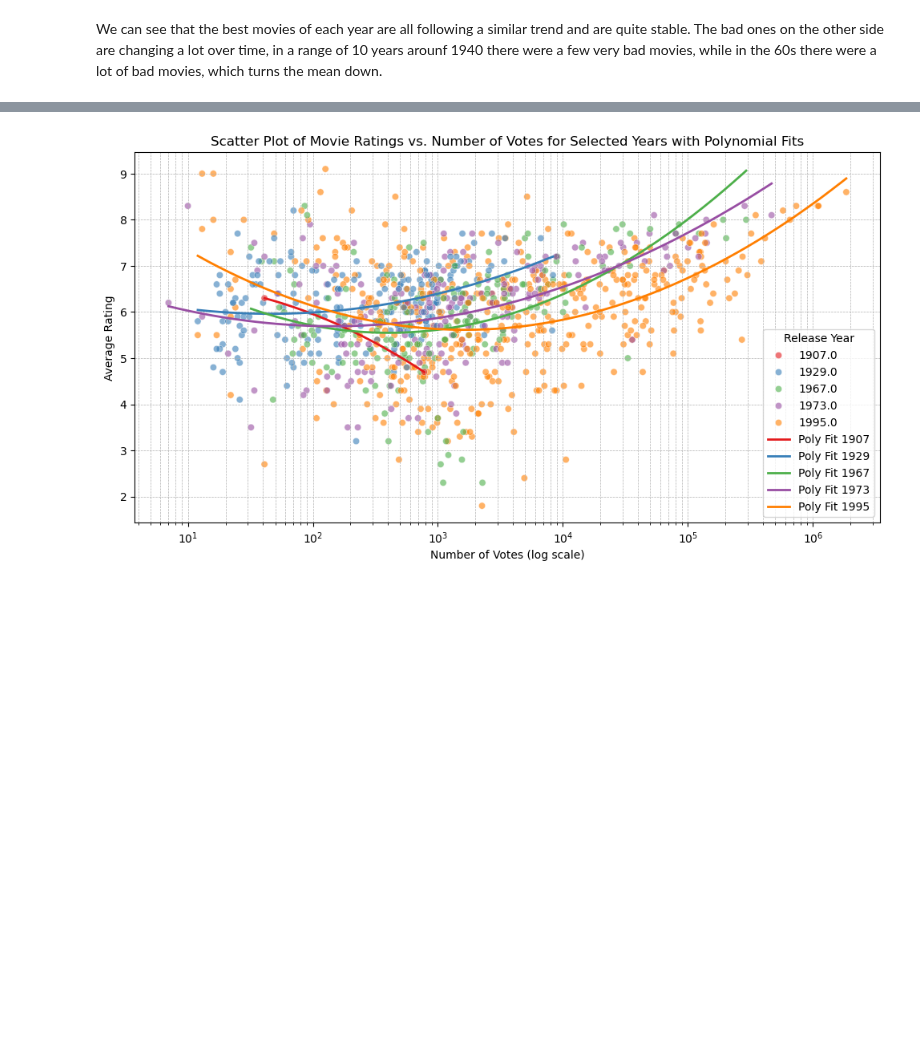
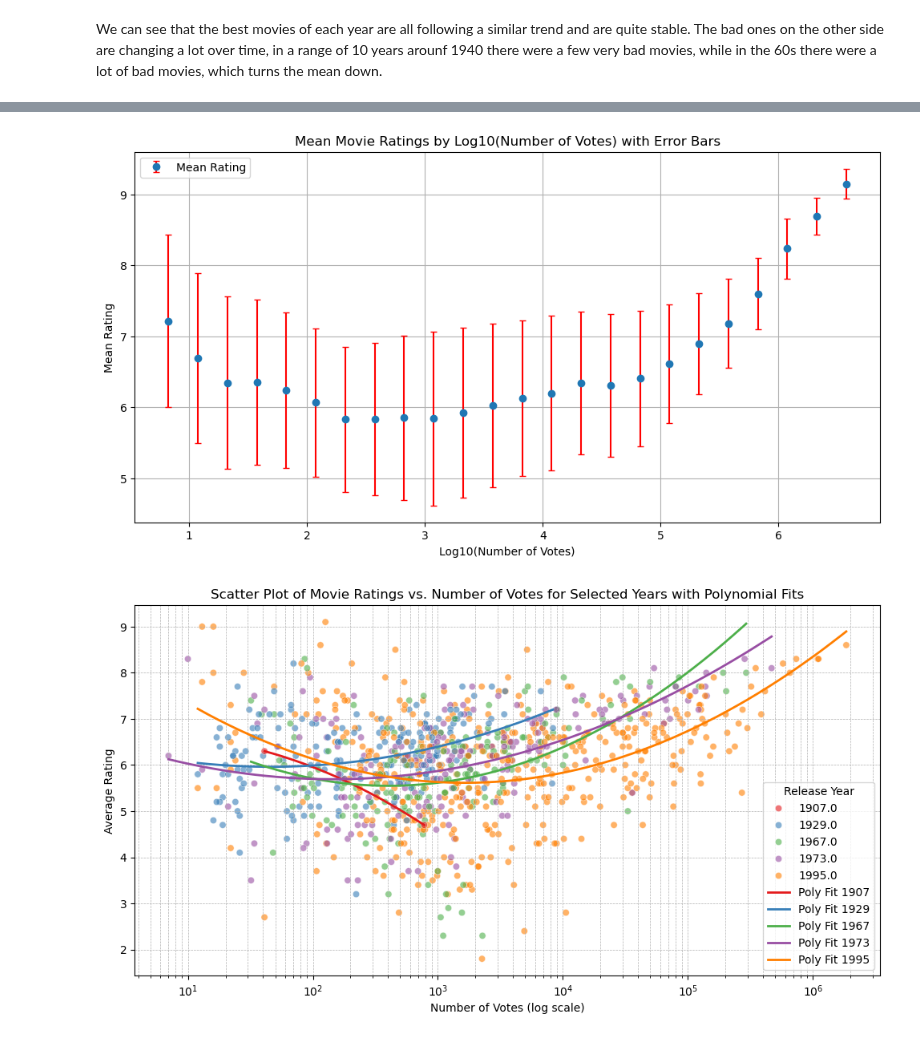
Before and after one commit to epfl-ada/ada-2024-project-metal2024, a Jupyter notebook: RatingAnalysis.ipynb, the cells around one changed output, grey strips where cells are left out. Drawn from its saved outputs; the diff is of its cells as text; code cells hidden in the pictures; blank space fills up the shorter version.

```diff
--- a/RatingAnalysis.ipynb
+++ b/RatingAnalysis.ipynb
@@ -222,3 +234,35 @@ plt.show()
+# %%
+import numpy as np
+import matplotlib.pyplot as plt
+
+rat['logVotes'] = rat['numVotes'].apply(lambda x : np.log10(x))
+#
+# Define bins for logVotes
+bins = np.arange(rat['logVotes'].min(), rat['logVotes'].max() + 0.5, 0.25)
+labels = (bins[:-1] + bins[1:]) / 2  # Use the midpoint of each bin for plotting
+
+# Assign each logVotes value to a bin
+rat['logVotes_binned'] = pd.cut(rat['logVotes'], bins=bins, labels=labels, include_lowest=True)
+
+# Group by binned logVotes and calculate mean and standard deviation
+rating_stats = rat.groupby('logVotes_binned')['averageRating'].agg(['mean', 'std']).dropna()
+
+# Extract binned logVotes (midpoints), means, and standard deviations
+binned_logVotes = rating_stats.index.astype(float)
+means = rating_stats['mean']
+stds = rating_stats['std']
+
+# Plot the mean ratings with error bars
+plt.figure(figsize=(12, 6))
+plt.errorbar(binned_logVotes, means, yerr=stds, fmt='o', label='Mean Rating', ecolor='red', capsize=3)
+plt.xlabel('Log10(Number of Votes)')
+plt.ylabel('Mean Rating')
+plt.title('Mean Movie Ratings by Log10(Number of Votes) with Error Bars')
+plt.legend()
+plt.grid()
+plt.show()
+# %% [output]
+[figure, added]
 # %%
 
 
```
Also changed, not shown: parts of 10 cells of this notebook, 1 other file.
